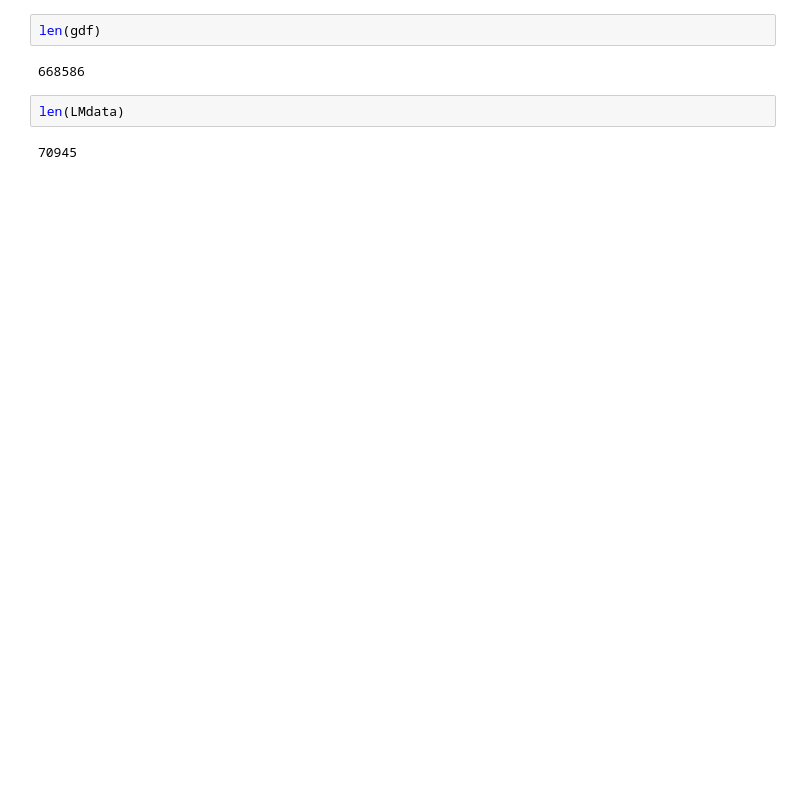
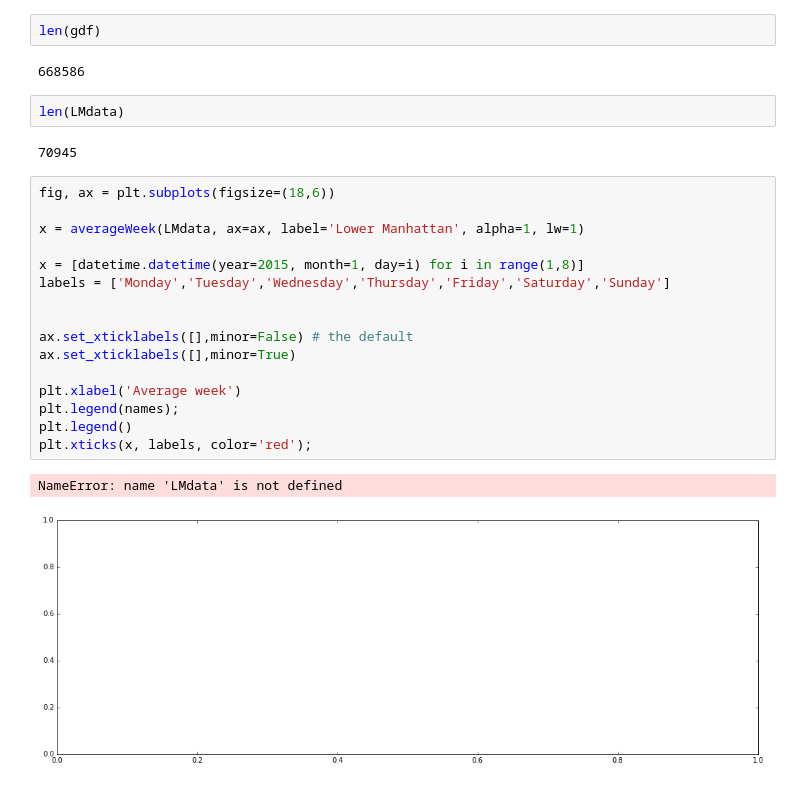
Before and after one commit to Casyfill/CUSP_QC_twitter_scripts, a Jupyter notebook: code/EDA/Spatial_timeline.ipynb, the cells around one changed output. Drawn from its saved outputs; the diff is of its cells as text; blank space fills up the shorter version.

```diff
--- a/code/EDA/Spatial_timeline.ipynb
+++ b/code/EDA/Spatial_timeline.ipynb
@@ -361,3 +381,22 @@ len(gdf)
 len(LMdata)
 # %% [output]
 70945
+# %%
+fig, ax = plt.subplots(figsize=(18,6))
+
+x = averageWeek(LMdata, ax=ax, label='Lower Manhattan', alpha=1, lw=1)
+
+x = [datetime.datetime(year=2015, month=1, day=i) for i in range(1,8)]
+labels = ['Monday','Tuesday','Wednesday','Thursday','Friday','Saturday','Sunday']
+
+
+ax.set_xticklabels([],minor=False) # the default
+ax.set_xticklabels([],minor=True)
+
+plt.xlabel('Average week')
+plt.legend(names);
+plt.legend()
+plt.xticks(x, labels, color='red');
+# %% [output]
+NameError: name 'LMdata' is not defined
+[figure, added]
```
Also changed, not shown: parts of 4 cells of this notebook, 12 other files.
